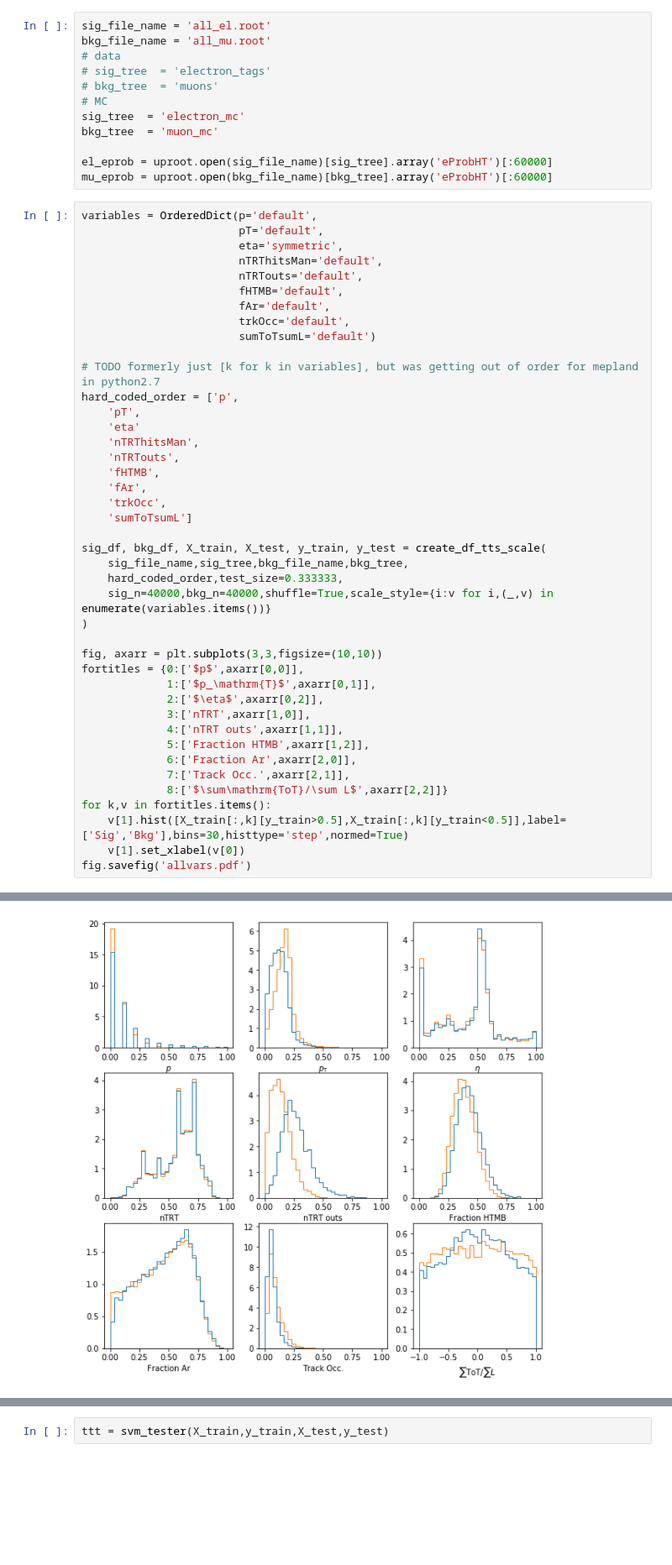
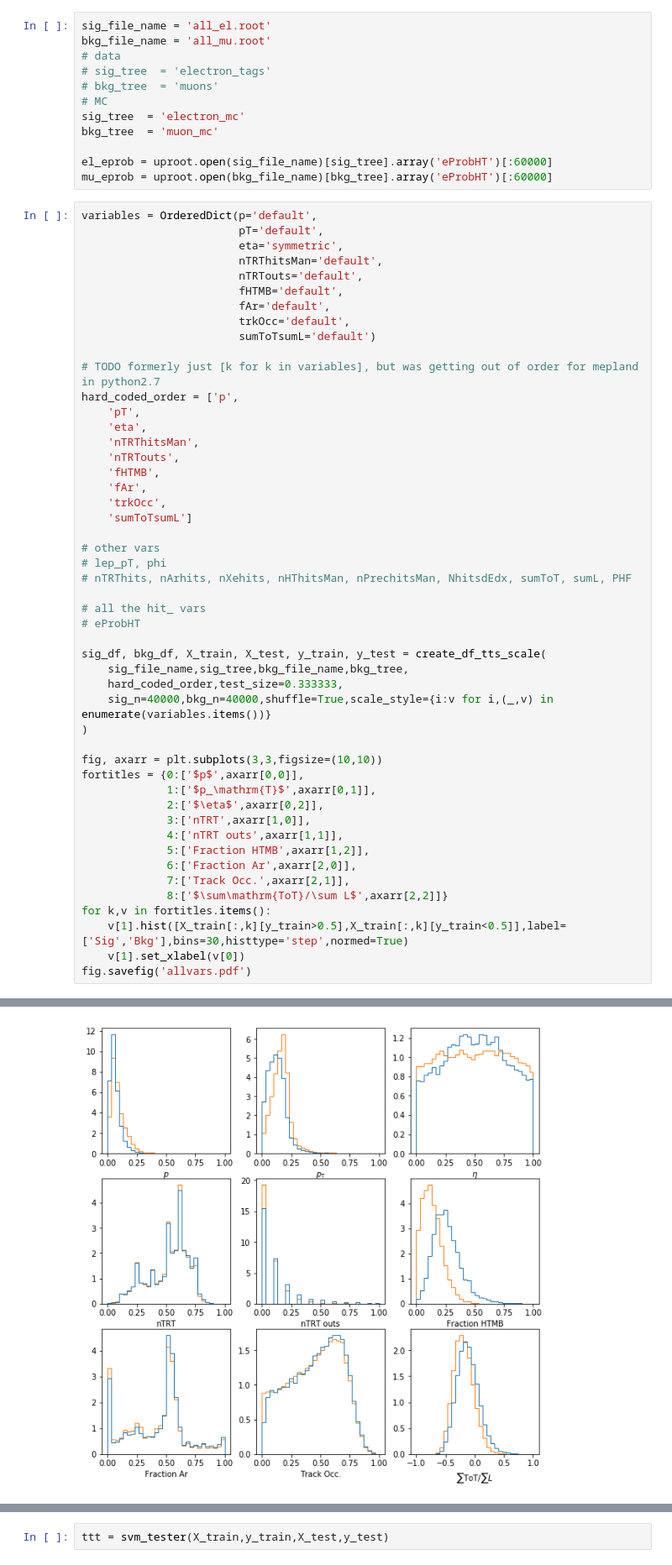
Before and after one commit to dukeatlas/trtmachana, a Jupyter notebook: mepland_notebooks/svm_nn.ipynb, the cells around one changed output, grey strips where cells are left out. Shown at 84% size. Drawn from its saved outputs; the diff is of its cells as text; blank space fills up the shorter version.

```diff
--- a/mepland_notebooks/svm_nn.ipynb
+++ b/mepland_notebooks/svm_nn.ipynb
@@ -158,13 +158,20 @@ variables = OrderedDict(p='default',
 # TODO formerly just [k for k in variables], but was getting out of order for mepland in python2.7
 hard_coded_order = ['p',
     'pT',
-    'eta'
+    'eta',
     'nTRThitsMan',
     'nTRTouts',
     'fHTMB',
     'fAr',
     'trkOcc',
     'sumToTsumL']
+
+# other vars
+# lep_pT, phi
+# nTRThits, nArhits, nXehits, nHThitsMan, nPrechitsMan, NhitsdEdx, sumToT, sumL, PHF
+
+# all the hit_ vars
+# eProbHT
 
 sig_df, bkg_df, X_train, X_test, y_train, y_test = create_df_tts_scale(
     sig_file_name,sig_tree,bkg_file_name,bkg_tree,
@@ -208 +197 @@ fig.savefig('allvars.pdf')
-[figure, old version]
+[figure, new version]
```
Also changed, not shown: parts of 18 cells of this notebook.
